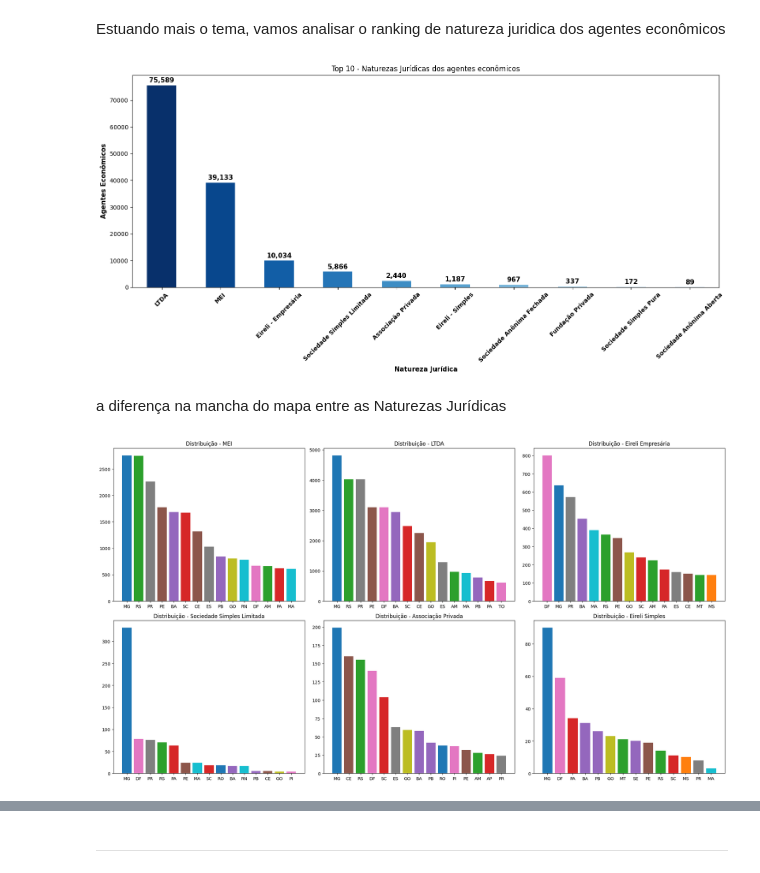
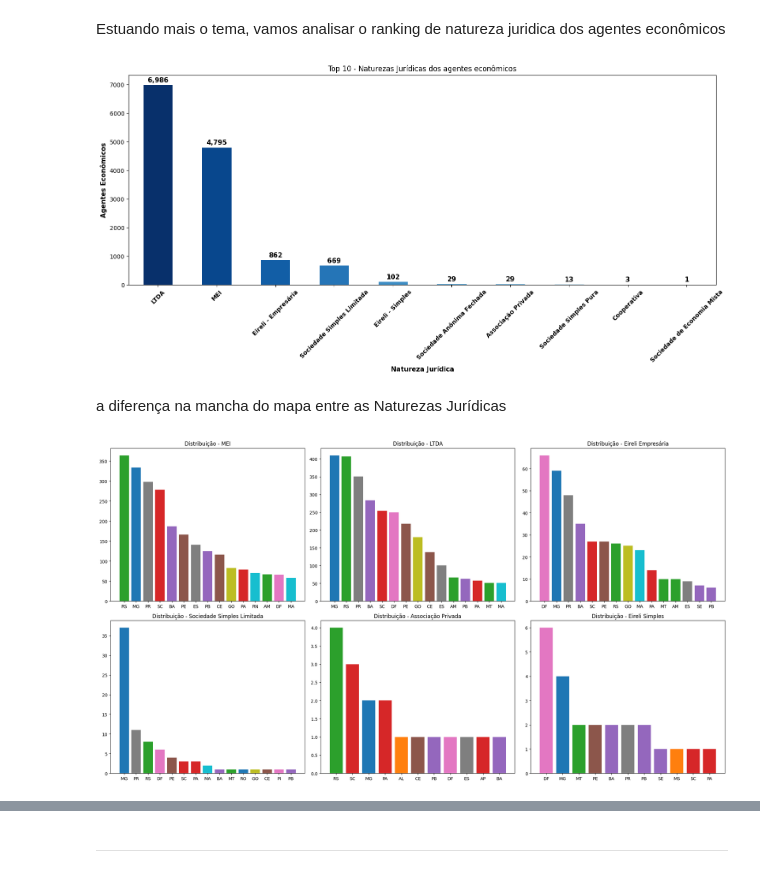
Before and after one commit to fonsecadados/AgenciaNacionalDoCinema_ANCINE, a Jupyter notebook: ANCINE_DesafiosEOportunidades.ipynb, the cells around one changed output, grey strips where cells are left out. Drawn from its saved outputs; the diff is of its cells as text; code cells hidden in the pictures.

```diff
--- a/ANCINE_DesafiosEOportunidades.ipynb
+++ b/ANCINE_DesafiosEOportunidades.ipynb
@@ -138,0 +204,4 @@ max       57331.000000                 1.000000
+# %%
+agnts_tabela_unificada_sem_classificacao = agnts_tabela_unificada[~agnts_tabela_unificada['CLASSIFICACAO_NIVEL_PRODUTORA'].notna()]
+agnts_tabela_unificada = agnts_tabela_unificada[agnts_tabela_unificada['CLASSIFICACAO_NIVEL_PRODUTORA'].notna()]
+agnts_tabela_unificada.info()
@@ -230,18 +397,5 @@ plt.show()
 # %% [markdown]
 Para melhor compreender a distribuição dos agentes econômicos, é necessário considerar a exclusão de SP e RJ da análise. Ao realizar essa exclusão, evidenciam-se padrões diferentes de distribuição, refletindo uma dispersão mais equitativa da atividade econômica pelo território nacional. Essa alteração na distribuição reflete as dinâmicas regionais específicas do setor audiovisual fora dos polos tradicionais, revelando potenciais áreas de crescimento e desenvolvimento em outras regiões do país.
-# %%
-#PRODUTORAS INDEPENDENTES
-produtora_classificacao = pd.merge(produtoras_independentes, agnts_atividades_economicas, on='REGISTRO_ANCINE')
-produtora_classificacao = produtora_classificacao[['RAZAO_SOCIAL_x', 'REGISTRO_ANCINE', 'DATA_REGISTRO', 'CNPJ_x', 'UF_x', 'MUNICIPIO',
-       'CLASSIFICACAO_NIVEL_PRODUTORA', 'DATA_CONSTITUICAO', 'NATUREZA_JURIDICA',
-       'ATIVIDADE_ECONOMICA', 'CLASSIFICACAO_ATIVIDADE',
-       'BRASILEIRO_INDEPENDENTE']]
-
-produtora_classificacao.rename(columns=({
-    'RAZAO_SOCIAL_x' : 'RAZAO_SOCIAL',
-    'CNPJ_x' : 'CNPJ',
-    'UF_x' : 'UF',
-}), inplace=True)
 # %% [markdown]
 Gráfico de comparação entre o numero de produtoras na capital de um estado e o numero nas 5 cidades do interior com maior numero de produtoras
 # %%
@@ -268,7 +422,7 @@ interiores = []
 
 # Loop sobre cada estado
 for uf in estados:
-    capital, interior = capital_vs_interior(uf, produtora_classificacao)
+    capital, interior = capital_vs_interior(uf, agnts_tabela_unificada)
     capitais.append(capital)
     interiores.append(interior)
 
@@ -302,7 +456,7 @@ for uf in estados:
 
     def capital_vs_interior(uf):
 
-        separar_uf = produtora_classificacao[produtora_classificacao['UF'] == uf]
+        separar_uf = agnts_tabela_unificada[agnts_tabela_unificada['UF'] == uf]
         capital = separar_uf['MUNICIPIO'].value_counts().head(1)
         interior = separar_uf['MUNICIPIO'].value_counts().sum() - capital
         nome_capital = capital.index[0]
@@ -340,18 +488,18 @@ Estuando mais o tema, vamos analisar o ranking de natureza juridica dos agentes
 # %%
 #Naturezas Jurídicas
 consultas = {
-    'ltda': agnts_economicos.query("NATUREZA_JURIDICA == 'Sociedade Empresária Limitada'"),
-    'mei': agnts_economicos.query("NATUREZA_JURIDICA == 'Empresário (Individual)'"),
-    'eireli_empresaria': agnts_economicos.query("NATUREZA_JURIDICA == 'Empresa Individual de Responsabilidade Limitada (de Natureza Empresária)'"),
-    'ss_limitada': agnts_economicos.query("NATUREZA_JURIDICA == 'Sociedade Simples Limitada'"),
-    'associacao_privada': agnts_economicos.query("NATUREZA_JURIDICA == 'Associação Privada'"),
-    'eireli_simples': agnts_economicos.query("NATUREZA_JURIDICA == 'Empresa Individual de Responsabilidade Limitada (de Natureza Simples)'"),
-    'sa_fechada': agnts_economicos.query("NATUREZA_JURIDICA == 'Sociedade Anônima Fechada'")
+    'ltda': agnts_tabela_unificada.query("NATUREZA_JURIDICA == 'Sociedade Empresária Limitada'"),
+    'mei': agnts_tabela_unificada.query("NATUREZA_JURIDICA == 'Empresário (Individual)'"),
+    'eireli_empresaria': agnts_tabela_unificada.query("NATUREZA_JURIDICA == 'Empresa Individual de Responsabilidade Limitada (de Natureza Empresária)'"),
+    'ss_limitada': agnts_tabela_unificada.query("NATUREZA_JURIDICA == 'Sociedade Simples Limitada'"),
+    'associacao_privada': agnts_tabela_unificada.query("NATUREZA_JURIDICA == 'Associação Privada'"),
+    'eireli_simples': agnts_tabela_unificada.query("NATUREZA_JURIDICA == 'Empresa Individual de Responsabilidade Limitada (de Natureza Simples)'"),
+    'sa_fechada': agnts_tabela_unificada.query("NATUREZA_JURIDICA == 'Sociedade Anônima Fechada'")
 }
 
 globals().update(consultas)
 
-natureza_juridica = pd.DataFrame(agnts_atividades_economicas)
+natureza_juridica = pd.DataFrame(agnts_tabela_unificada)
 natureza_juridica['NATUREZA_JURIDICA'] = natureza_juridica['NATUREZA_JURIDICA'].replace({
     'Sociedade Empresária Limitada' : 'LTDA',
     'Empresário (Individual)': 'MEI',
@@ -380,7 +528,7 @@ plt.xticks(rotation=45, fontweight='bold')
 plt.tight_layout()
 plt.show()
 # %% [output]
-[figure, old version]
+[figure, new version]
 # %% [markdown]
 a diferença na mancha do mapa entre as Naturezas Jurídicas
 # %%
@@ -390,34 +538,40 @@ def barplot_natureza_juridica():
     global agnts_atividades_economicas
 
     # Calcular totais - MEI
-    data_sem_sp_rj = agnts_atividades_economicas[(agnts_atividades_economicas['UF'] != 'SP') & (agnts_atividades_economicas['UF'] != 'RJ')]
+    data_sem_sp_rj = agnts_tabela_unificada[(agnts_tabela_unificada['UF'] != 'SP') & (agnts_tabela_unificada['UF'] != 'RJ')]
 
     #MEI
+    global mei
     mei = data_sem_sp_rj[data_sem_sp_rj['NATUREZA_JURIDICA'] == 'Empresário (Individual)']
     mei_totais = mei['UF'].value_counts().reset_index().head(15)
     mei_totais.columns = ['UF', 'Total_MEI']
 
     #LTDA
+    global ltda
     ltda = data_sem_sp_rj[data_sem_sp_rj['NATUREZA_JURIDICA'] == 'Sociedade Empresária Limitada']
     ltda_totais = ltda['UF'].value_counts().reset_index().head(15)
     ltda_totais.columns = ['UF', 'Total_LTDA']
 
     #Eireli Empresária
+    global eireli_empresaria
     eireli_empresaria = data_sem_sp_rj[data_sem_sp_rj['NATUREZA_JURIDICA'] == 'Empresa Individual de Responsabilidade Limitada (de Natureza Empresária)']
     eireli_empresaria_totais = eireli_empresaria['UF'].value_counts().reset_index().head(15)
     eireli_empresaria_totais.columns = ['UF', 'Total_Eireli_Empresaria']
 
     #Sociedade Simples Limitada
+    global ss_limitada
     ss_limitada = data_sem_sp_rj[data_sem_sp_rj['NATUREZA_JURIDICA'] == 'Sociedade Simples Limitada']
     ss_limitada_totais = ss_limitada['UF'].value_counts().reset_index().head(15)
     ss_limitada_totais.columns = ['UF', 'Total_SS_limitada']
 
     #Associação Privada
+    global associacao_privada
     associacao_privada = data_sem_sp_rj[data_sem_sp_rj['NATUREZA_JURIDICA'] == 'Associação Privada']
     associacao_privada_totais = associacao_privada['UF'].value_counts().reset_index().head(15)
     associacao_privada_totais.columns = ['UF', 'Total_Associacao_Privada']
 
     #Eireli Empresária
+    global eireli_simples
     eireli_simples = data_sem_sp_rj[data_sem_sp_rj['NATUREZA_JURIDICA'] == 'Empresa Individual de Responsabilidade Limitada (de Natureza Simples)']
     eireli_simples_totais = eireli_simples['UF'].value_counts().reset_index().head(15)
     eireli_simples_totais.columns = ['UF', 'Total_Eireli_Simples']
@@ -471,34 +625,34 @@ def barplot_natureza_juridica():
     axs[0, 1].set_ylabel(None)
 
     # Terceiro mapa - Eireli Empresária
     axs[0, 2].bar(x=eireli_empresaria_totais['UF'], height=eireli_empresaria_totais['Total_Eireli_Empresaria'], color=[cores_por_uf.get(uf, 'gray') for uf in eireli_empresaria_totais['UF']])
     axs[0, 2].set_title('Distribuição - Eireli Empresária')
     axs[0, 2].set_xlabel(None)
     axs[0, 2].set_ylabel(None)
 
     # Quarto mapa - Sociedade Simples Limitada
     axs[1, 0].bar(x=ss_limitada_totais['UF'], height=ss_limitada_totais['Total_SS_limitada'], color=[cores_por_uf.get(uf, 'gray') for uf in ss_limitada_totais['UF']])
     axs[1, 0].set_title('Distribuição - Sociedade Simples Limitada')
     axs[1, 0].set_xlabel(None)
     axs[1, 0].set_ylabel(None)
 
     # Quinto mapa - Associação Privada
     axs[1, 1].bar(x=associacao_privada_totais['UF'], height=associacao_privada_totais['Total_Associacao_Privada'], color=[cores_por_uf.get(uf, 'gray') for uf in associacao_privada_totais['UF']])
     axs[1, 1].set_title('Distribuição - Associação Privada')
     axs[1, 1].set_xlabel(None)
     axs[1, 1].set_ylabel(None)
 
     # Sexto mapa - Eireli Simples
     axs[1, 2].bar(x=eireli_simples_totais['UF'], height=eireli_simples_totais['Total_Eireli_Simples'], color=[cores_por_uf.get(uf, 'gray') for uf in eireli_simples_totais['UF']])
     axs[1, 2].set_title('Distribuição - Eireli Simples')
     axs[1, 2].set_xlabel(None)
     axs[1, 2].set_ylabel(None)
 
     plt.tight_layout()
     plt.show()
 barplot_natureza_juridica()
 # %% [output]
-[figure, old version]
+[figure, new version]
 # %%
 # brasil_pre_2 = gpd.read_file('C:\\Users\\syafo\\OneDrive\\Documentos\\GitHub\\AgenciaNacionalDoCinema_ANCINE\\mix\\BR_UF_2022.shp')
 # brasil_2 = brasil_pre_2[(brasil_pre_2['SIGLA_UF'] != 'SP') & (brasil_pre_2['SIGLA_UF'] != 'RJ')]
```
Also changed, not shown: parts of 32 cells of this notebook, 3 other files.
